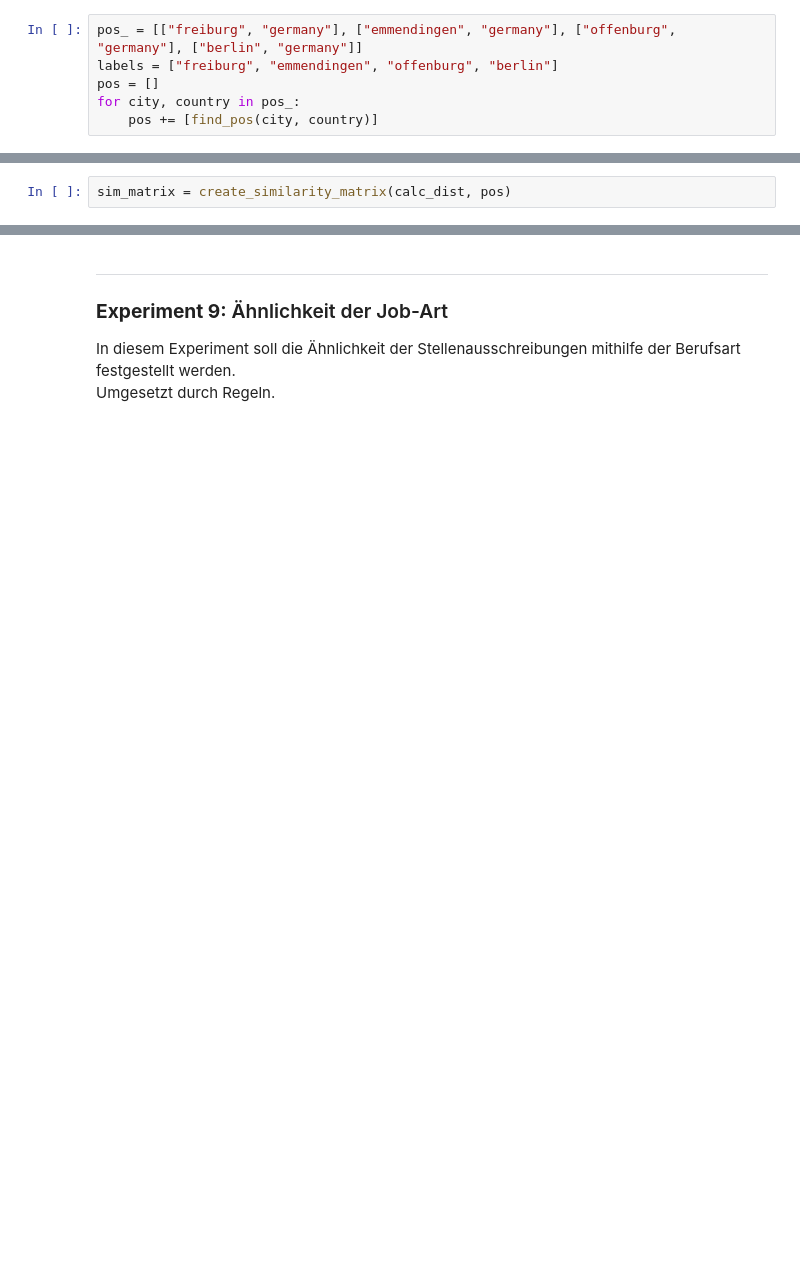
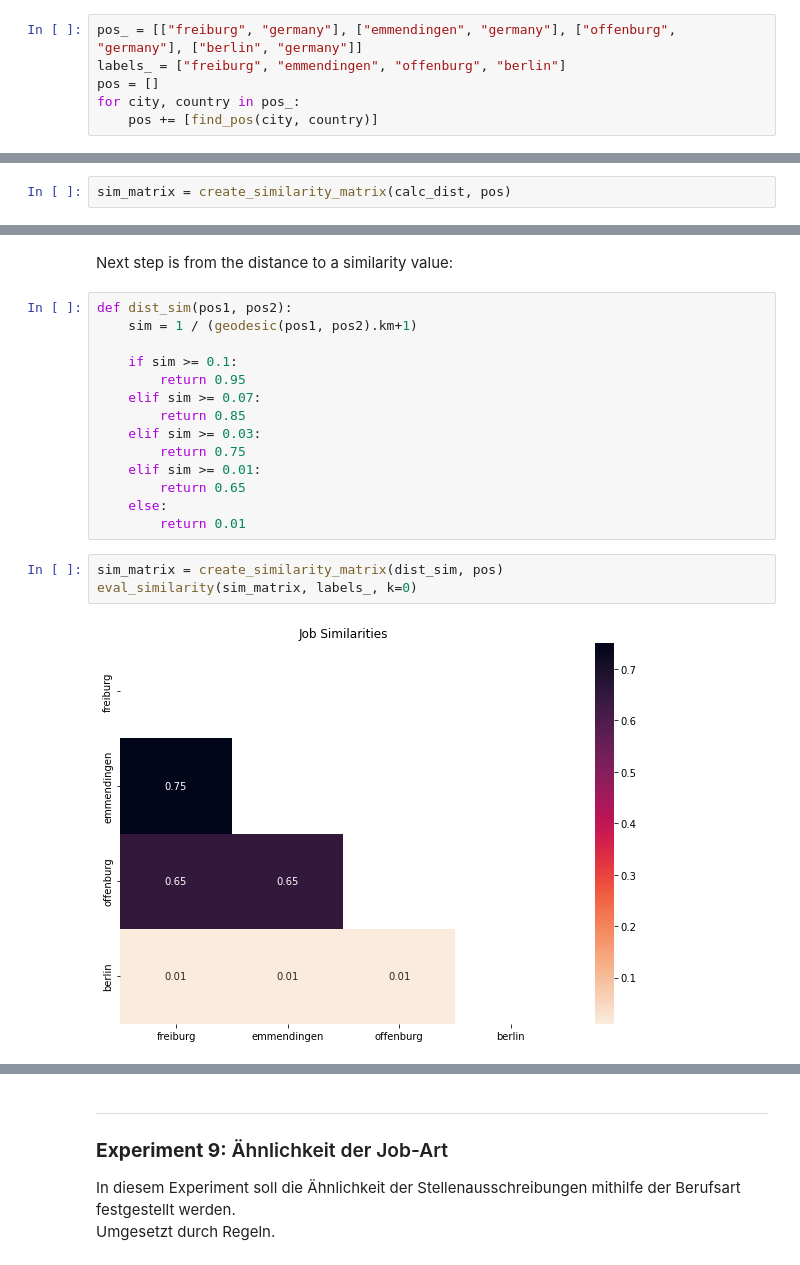
Before and after one commit to xXAI-botXx/Job-Posts-Similarity, a Jupyter notebook: Word2Vec-Ansatz/word2vec-job-posts-similarity.ipynb, the cells around one changed output, grey strips where cells are left out. Drawn from its saved outputs; the diff is of its cells as text; blank space fills up the shorter version.

```diff
--- a/Word2Vec-Ansatz/word2vec-job-posts-similarity.ipynb
+++ b/Word2Vec-Ansatz/word2vec-job-posts-similarity.ipynb
@@ -711,7 +732,7 @@ eval_similarity(sim_matrix, labels, k=0)
 Now evaluate it
 # %%
 pos_ = [["freiburg", "germany"], ["emmendingen", "germany"], ["offenburg", "germany"], ["berlin", "germany"]]
-labels = ["freiburg", "emmendingen", "offenburg", "berlin"]
+labels_ = ["freiburg", "emmendingen", "offenburg", "berlin"]
 pos = []
 for city, country in pos_:
     pos += [find_pos(city, country)]
@@ -722,2 +750,23 @@ eval_similarity(sim_matrix, labels, k=0)
 # %% [output]
 [figure]
+# %% [markdown]
+Next step is from the distance to a similarity value:
+# %%
+def dist_sim(pos1, pos2):
+    sim = 1 / (geodesic(pos1, pos2).km+1)
+
+    if sim >= 0.1:
+        return 0.95
+    elif sim >= 0.07:
+        return 0.85
+    elif sim >= 0.03:
+        return 0.75
+    elif sim >= 0.01:
+        return 0.65
+    else:
+        return 0.01
+# %%
+sim_matrix = create_similarity_matrix(dist_sim, pos)
+eval_similarity(sim_matrix, labels_, k=0)
+# %% [output]
+[figure, added]
```
Also changed, not shown: parts of 30 cells of this notebook, 10 other files.
